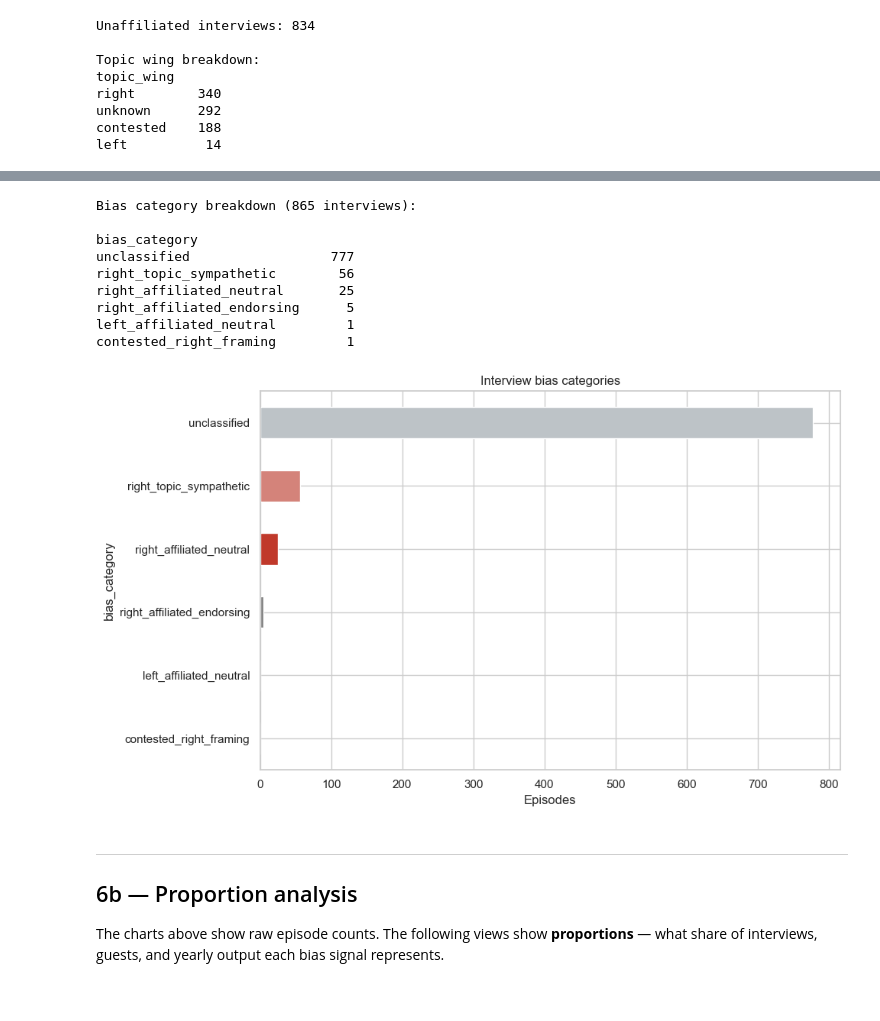
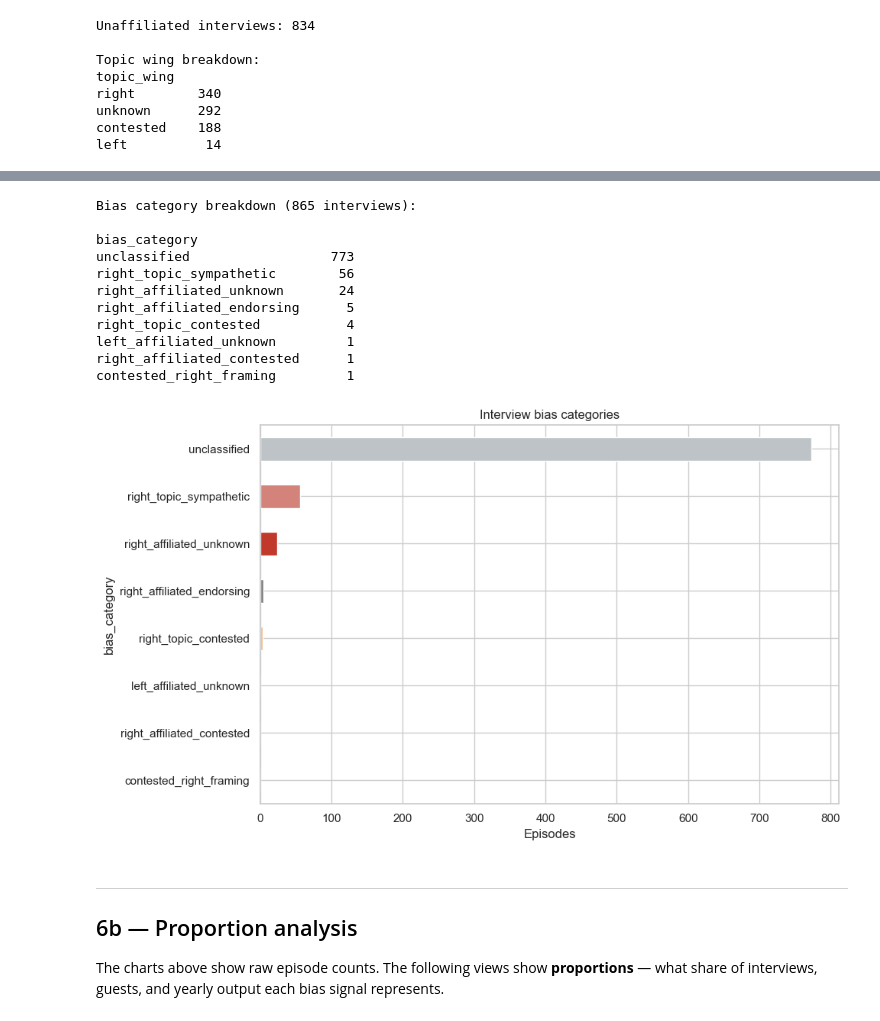
Before and after one commit to nathormond/statistics-notes, a Jupyter notebook: scripts/utils/yt-channel-data/notebooks/04-guest-interview-bias.ipynb, the cells around one changed output, grey strips where cells are left out. Saved outputs shown, nothing was run; the diff lists cells and outputs as text; code cells hidden in the pictures.

```diff
--- a/scripts/utils/yt-channel-data/notebooks/04-guest-interview-bias.ipynb
+++ b/scripts/utils/yt-channel-data/notebooks/04-guest-interview-bias.ipynb
@@ -737,16 +789,28 @@ def assign_bias_category(row):
             return "right_topic_sympathetic"
         elif tt == "critical_of_right":
             return "right_topic_critical"
+        elif tt == "contested":
+            return "right_topic_contested"
+        elif tt == "neutral":
+            return "right_topic_neutral"
     elif tw == "left":
         if tt == "sympathetic_to_left":
             return "left_topic_sympathetic"
         elif tt == "critical_of_left":
             return "left_topic_critical"
+        elif tt == "contested":
+            return "left_topic_contested"
+        elif tt == "neutral":
+            return "left_topic_neutral"
     elif tw == "contested":
         if tt == "right_framing":
             return "contested_right_framing"
         elif tt == "left_framing":
             return "contested_left_framing"
+        elif tt == "contested":
+            return "contested_topic_contested"
+        elif tt == "neutral":
+            return "contested_topic_neutral"
 
     return "unclassified"
 
@@ -760,44 +824,54 @@ print(interviews_final["bias_category"].value_counts().to_string())
 Bias category breakdown (865 interviews):
 
 bias_category
-unclassified                  777
+unclassified                  773
 right_topic_sympathetic        56
-right_affiliated_neutral       25
+right_affiliated_unknown       24
 right_affiliated_endorsing      5
-left_affiliated_neutral         1
+right_topic_contested           4
+left_affiliated_unknown         1
+right_affiliated_contested      1
 contested_right_framing         1
 # %%
 # Visualise bias categories
 cat_counts = interviews_final["bias_category"].value_counts()
 
 cat_colors = {
-    "right_affiliated_endorsed":   "#922b21",
-    "right_affiliated_neutral":    "#c0392b",
+    "right_affiliated_endorsed":    "#922b21",
+    "right_affiliated_unknown":     "#c0392b",
+    "right_affiliated_contested":   "#d98880",
     "right_affiliated_challenging": "#e6b0aa",
-    "right_topic_sympathetic":     "#d4837a",
-    "right_topic_critical":        "#f5b7b1",
-    "contested_right_framing":     "#edbb99",
-    "contested_left_framing":      "#aed6f1",
-    "left_topic_sympathetic":      "#7fb3d3",
-    "left_topic_critical":         "#5499c7",
-    "left_affiliated_endorsed":    "#2471a3",
-    "left_affiliated_neutral":     "#2980b9",
-    "left_affiliated_challenging": "#a9cce3",
-    "unclassified":                "#bdc3c7",
+    "right_topic_sympathetic":      "#d4837a",
+    "right_topic_critical":         "#f5b7b1",
+    "right_topic_contested":        "#f0b27a",
+    "right_topic_neutral":          "#fad7a0",
+    "contested_right_framing":      "#edbb99",
+    "contested_topic_contested":    "#F59E0B",
+    "contested_topic_neutral":      "#f9e79f",
+    "contested_left_framing":       "#aed6f1",
+    "left_topic_sympathetic":       "#7fb3d3",
+    "left_topic_critical":          "#5499c7",
+    "left_topic_contested":         "#85c1e9",
+    "left_topic_neutral":           "#aed6f1",
+    "left_affiliated_endorsed":     "#2471a3",
+    "left_affiliated_unknown":      "#2980b9",
+    "left_affiliated_contested":    "#7fb3d3",
+    "left_affiliated_challenging":  "#a9cce3",
+    "unclassified":                 "#bdc3c7",
 }
 
 fig, ax = plt.subplots(figsize=(10, 6))
 cat_counts.plot.barh(
     ax=ax,
     color=[cat_colors.get(c, "grey") for c in cat_counts.index],
 )
 ax.set_xlabel("Episodes")
 ax.set_title("Interview bias categories")
 ax.invert_yaxis()
 plt.tight_layout()
 plt.show()
 # %% [output]
-[figure, old version]
+[figure, new version]
 # %% [markdown]
 ---
 
```
Also changed, not shown: parts of 18 cells of this notebook, 5 other files.
